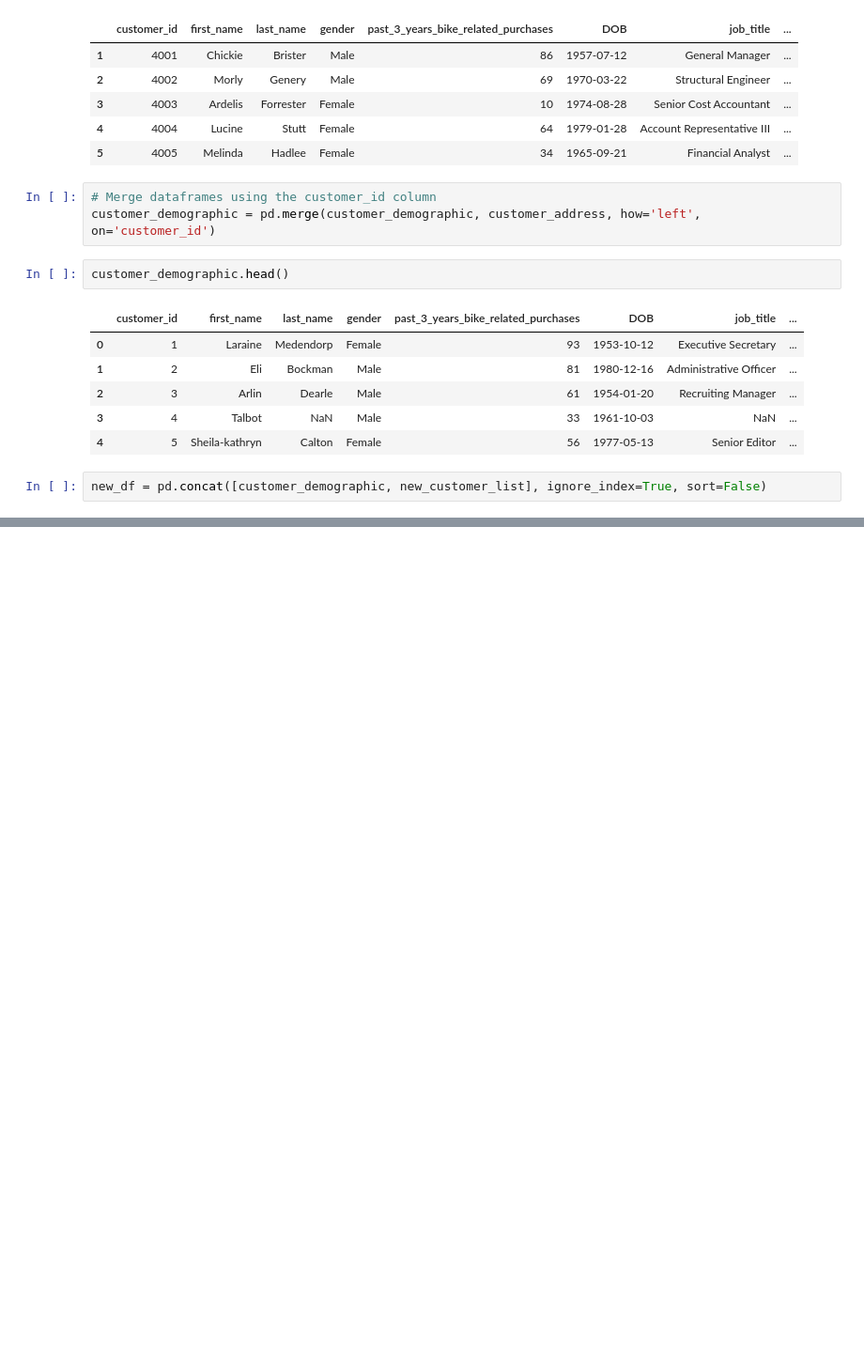
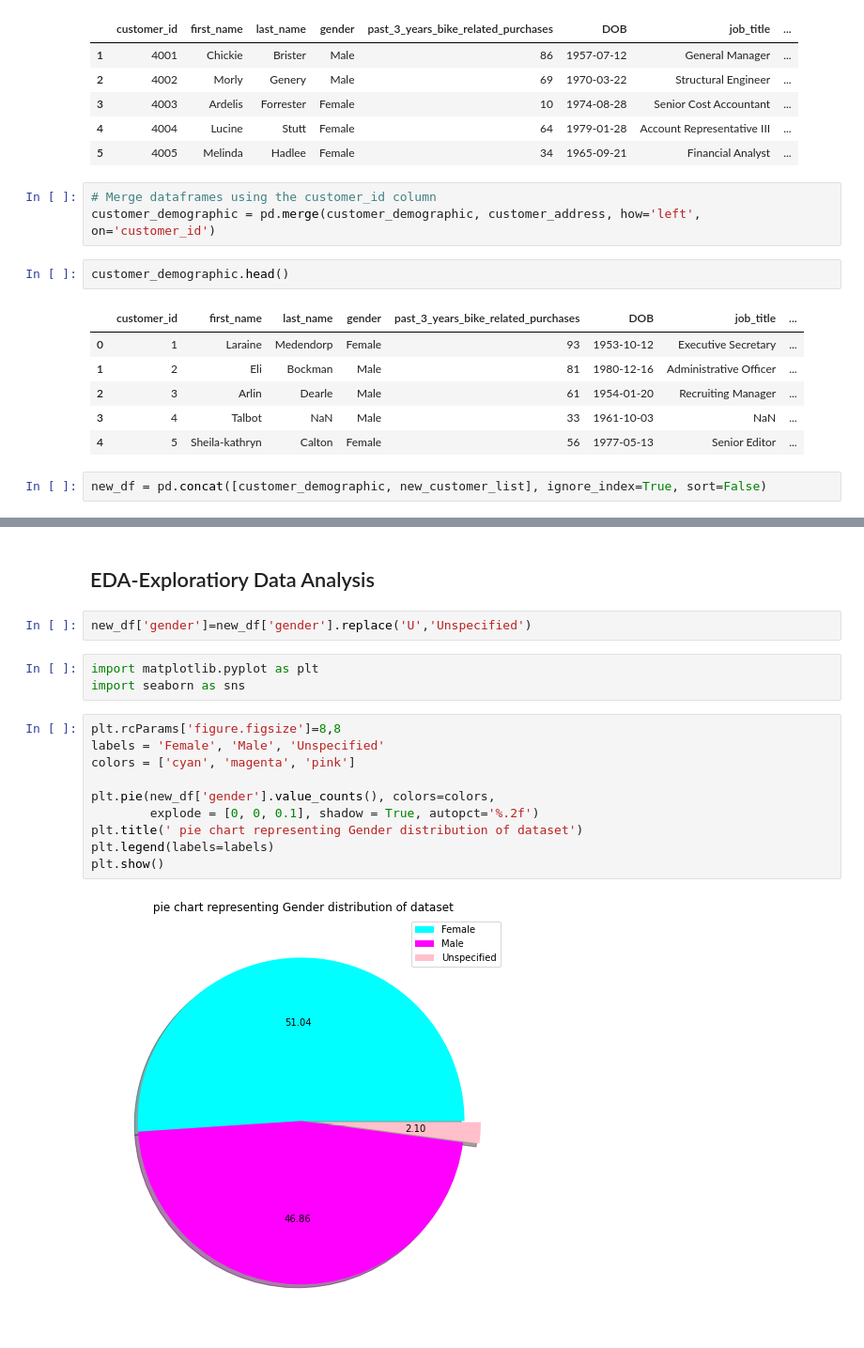
Before and after one commit to ram-thiagu/KPMG-Internship, a Jupyter notebook: KPMG-Internship Projects1.ipynb, the cells around one changed output, grey strips where cells are left out. Shown at 94% size. Cells and saved outputs as stored; diff of their text form; blank space fills up the shorter version.

```diff
--- a/KPMG-Internship Projects1.ipynb
+++ b/KPMG-Internship Projects1.ipynb
@@ -642,0 +641,19 @@ customer_demographic
+# %% [markdown]
+## EDA-Exploratiory Data Analysis
+# %%
+new_df['gender']=new_df['gender'].replace('U','Unspecified')
+# %%
+import matplotlib.pyplot as plt
+import seaborn as sns
+# %%
+plt.rcParams['figure.figsize']=8,8
+labels = 'Female', 'Male', 'Unspecified'
+colors = ['cyan', 'magenta', 'pink']
+
+plt.pie(new_df['gender'].value_counts(), colors=colors,
+        explode = [0, 0, 0.1], shadow = True, autopct='%.2f')
+plt.title(' pie chart representing Gender distribution of dataset')
+plt.legend(labels=labels)
+plt.show()
+# %% [output]
+[figure, added]
```
Also changed, not shown: parts of 12 cells of this notebook.
